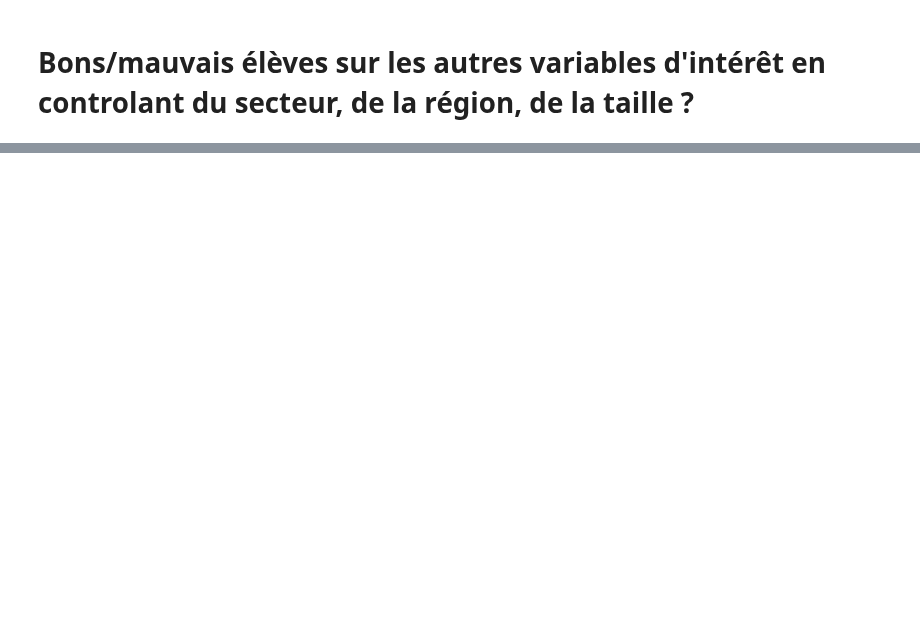
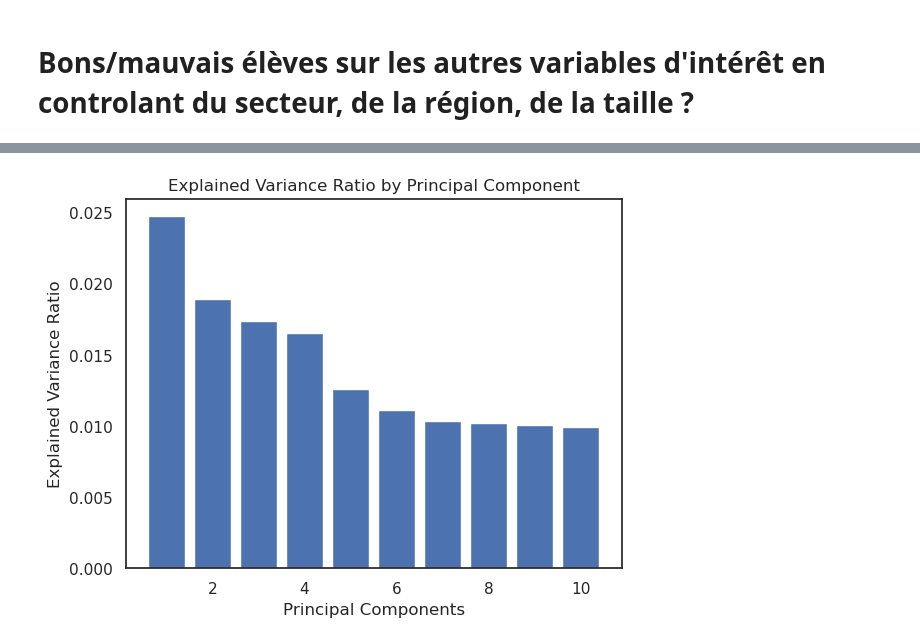
Before and after one commit to pierperri/StatApp, a Jupyter notebook: ACP.ipynb, the cells around one changed output, grey strips where cells are left out. Saved outputs shown, nothing was run; the diff lists cells and outputs as text; code cells hidden in the pictures; blank space fills up the shorter version.

Commit message:
Analyses missing

```diff
--- a/ACP.ipynb
+++ b/ACP.ipynb
@@ -385,49 +379,86 @@ Analyse en composante principales (ACP) pour faire ressortir les principales var
 # %%
+# Importing necessary libraries
 from sklearn.decomposition import PCA
-from sklearn.preprocessing import MinMaxScaler
+from sklearn.preprocessing import StandardScaler
+from sklearn.impute import SimpleImputer
+from sklearn.compose import ColumnTransformer
 
 # Selecting relevant features for PCA
-X = missing_paygap_subdataset[['region', 'hq_country', 'market_cap', 'employees', 'revenue', 'scope_1', 'scope_2', 'scope_3',
-                     'waste_production', 'waste_recycling', 'water_consumption', 'water_withdrawal',
-                     'energy_consumption', 'hours_of_training', 'independent_board_members_percentage',
-                     'legal_costs_paid_for_controversies', 'ceo_compensation', 'gender_pay_gap',
-                     'secteur']]
-
-# Dropping rows with missing values
-X.dropna(inplace=True)
-
-# Checking for infinite values (NaN, inf, -inf) and handling them
-infinite_values = X[X.isin([np.nan, np.inf, -np.inf]).any(axis=1)]
-if not infinite_values.empty:
-    print("Warning: Infinite or NaN values detected and removed.")
-    X = X[~X.isin([np.nan, np.inf, -np.inf]).any(axis=1)]
+X = imp_data[['secteur','region', 'hq_country', 'market_cap', 'employees', 'revenue',
+                               'scope_1','scope_2', 'scope_3',
+                                'hours_of_training','missing']]
 
 # Converting categorical variables to dummy variables
 X = pd.get_dummies(X, columns=['region', 'hq_country', 'secteur'], drop_first=True)
 
 # Ensuring that categorical variables are encoded as integers
 region_columns = [col for col in X.columns if col.startswith('region') or col.startswith('secteur')
                  or col.startswith('hq_country')]
 X[region_columns] = X[region_columns].astype(int)
 
-# Scaling the data using MinMaxScaler
-scaler = MinMaxScaler()
+# Define columns for which you want to impute missing values with mean
+columns_to_impute = ['scope_1', 'scope_2', 'scope_3', 'hours_of_training','market_cap', 'employees', 'revenue']
+
+# Apply imputation for specified columns
+imputer = SimpleImputer(strategy='mean')
+X[columns_to_impute] = imputer.fit_transform(X[columns_to_impute])
+
+# Apply scaling to the entire DataFrame
+scaler = StandardScaler()
 X_scaled = scaler.fit_transform(X)
+
+# Convert scaled data back to DataFrame
+X_transformed = pd.DataFrame(X_scaled, columns=X.columns)
+
+# Dropping rows with missing values
+X_transformed.dropna(inplace=True)
 
 # Performing PCA
 pca = PCA()
-pca.fit(X_scaled)
+pca.fit(X_transformed)
 
 # Plotting explained variance ratio
 explained_variance_ratio = pca.explained_variance_ratio_
-plt.bar(range(1, len(explained_variance_ratio) + 1), explained_variance_ratio)
+plt.bar(range(1, 11), explained_variance_ratio[:10])
 plt.xlabel('Principal Components')
 plt.ylabel('Explained Variance Ratio')
 plt.title('Explained Variance Ratio by Principal Component')
 plt.show()
 
-# Interpreting principal components
-loading_vectors = pca.components_[0]
-print("Loading Vectors for PC1:")
-print(pd.DataFrame({'Variable': X.columns, 'Loading': loading_vectors}))
+# Interpreting first principal component
+first_pc  = pca.components_[0]
+
+decomposition_first_pc = pd.DataFrame({'Variable': X_transformed.columns, 'Loading': first_pc})
+decomposition_first_pc['Absolute_Loading'] = abs(decomposition_first_pc['Loading'])
+decomposition_first_pc_sorted = decomposition_first_pc.sort_values(by='Absolute_Loading', ascending=False)
+print("Top 10 Loading Vectors for PC1 (arranged by importance):")
+print(decomposition_first_pc_sorted.head(10))
+
+
+
+
+# Interpreting first two principal component
+
+composantes_principales = pca.components_
+first_pc = composantes_principales[:, 0]
+second_pc = composantes_principales[:, 1]
+variable_names = X_transformed.columns.tolist()
+
+
+# Tracer le graphique de dispersion des deux premières composantes principales
+plt.figure(figsize=(10, 6))
+plt.scatter(first_pc, second_pc)
+
+# Annoter chaque point avec le nom de la variable
+for i, variable in enumerate(variable_names):
+    plt.annotate(f'Var {variable}', (first_pc[i], second_pc[i]), color='r', rotation=45)
+
+# Ajouter des labels et un titre au graphique
+plt.title('Contribution des variables aux deux premières composantes principales (Matrice de Covariance)')
+plt.xlabel('Première Composante Principale')
+plt.ylabel('Deuxième Composante Principale')
+
+# Afficher le graphique
+plt.show()
 # %% [output]
+[figure, added]
```
Also changed, not shown: parts of 9 cells of this notebook.
